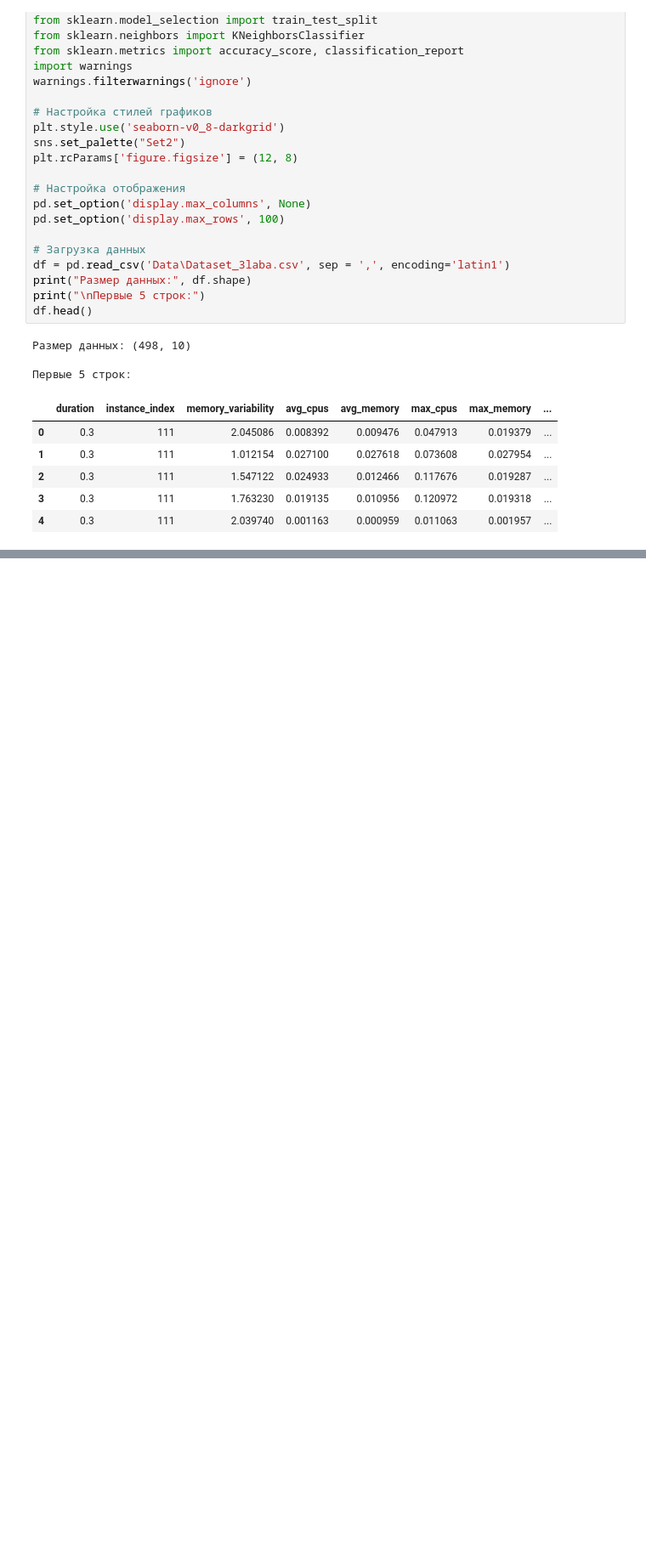
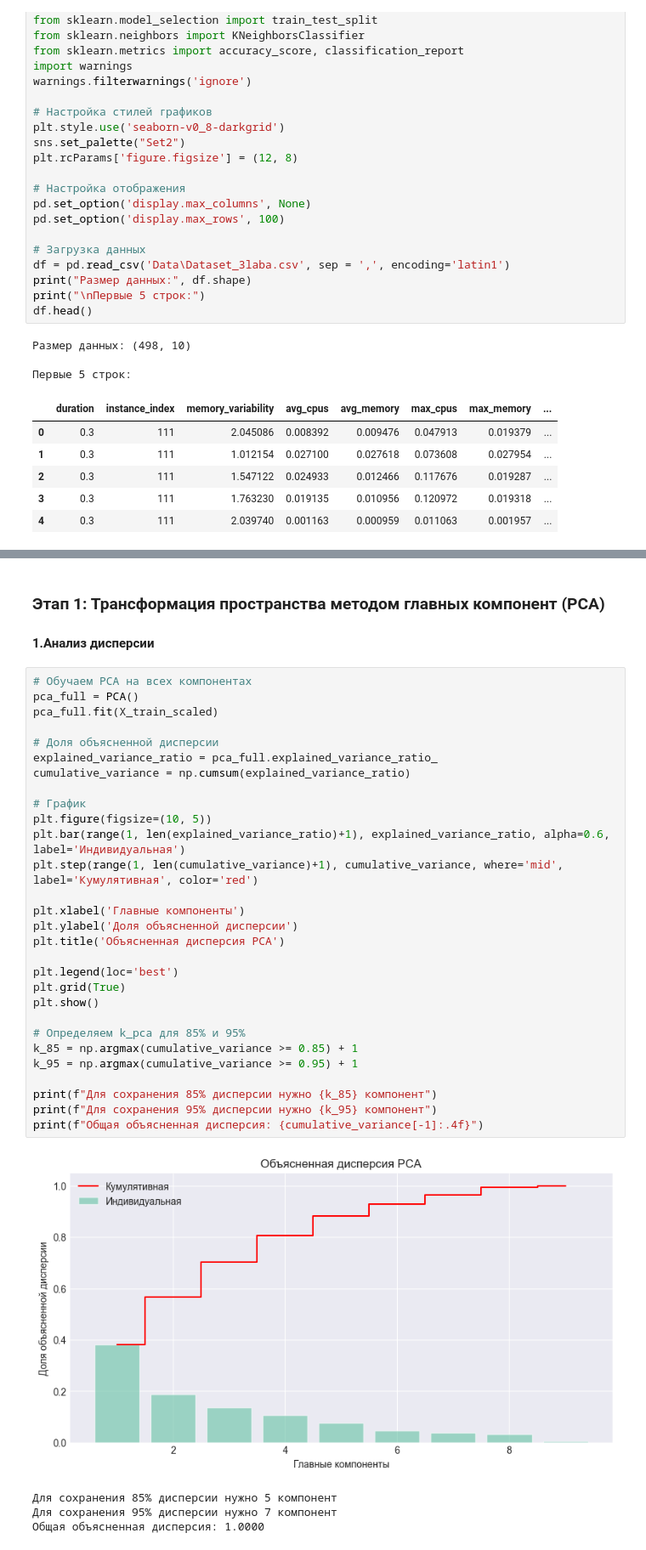
Before and after one commit to Ainur-Makhmutov/MAD-LABs, a Jupyter notebook: 4_laba.ipynb, the cells around one changed output, grey strips where cells are left out. Shown at 85% size. Cells and saved outputs as stored; diff of their text form; blank space fills up the shorter version.

```diff
--- a/4_laba.ipynb
+++ b/4_laba.ipynb
@@ -46,0 +92,37 @@ df.head()
+# %% [markdown]
+### __Этап 1: Трансформация пространства методом главных компонент (PCA)__
+#### __1.Анализ дисперсии__
+# %%
+# Обучаем PCA на всех компонентах
+pca_full = PCA()
+pca_full.fit(X_train_scaled)
+
+# Доля объясненной дисперсии
+explained_variance_ratio = pca_full.explained_variance_ratio_
+cumulative_variance = np.cumsum(explained_variance_ratio)
+
+# График
+plt.figure(figsize=(10, 5))
+plt.bar(range(1, len(explained_variance_ratio)+1), explained_variance_ratio, alpha=0.6, label='Индивидуальная')
+plt.step(range(1, len(cumulative_variance)+1), cumulative_variance, where='mid', label='Кумулятивная', color='red')
+
+plt.xlabel('Главные компоненты')
+plt.ylabel('Доля объясненной дисперсии')
+plt.title('Объясненная дисперсия PCA')
+
+plt.legend(loc='best')
+plt.grid(True)
+plt.show()
+
+# Определяем k_pca для 85% и 95%
+k_85 = np.argmax(cumulative_variance >= 0.85) + 1
+k_95 = np.argmax(cumulative_variance >= 0.95) + 1
+
+print(f"Для сохранения 85% дисперсии нужно {k_85} компонент")
+print(f"Для сохранения 95% дисперсии нужно {k_95} компонент")
+print(f"Общая объясненная дисперсия: {cumulative_variance[-1]:.4f}")
+# %% [output]
+[figure, added]
+Для сохранения 85% дисперсии нужно 5 компонент
+Для сохранения 95% дисперсии нужно 7 компонент
+Общая объясненная дисперсия: 1.0000
```
Also changed, not shown: parts of 5 cells of this notebook, 3 other files.
